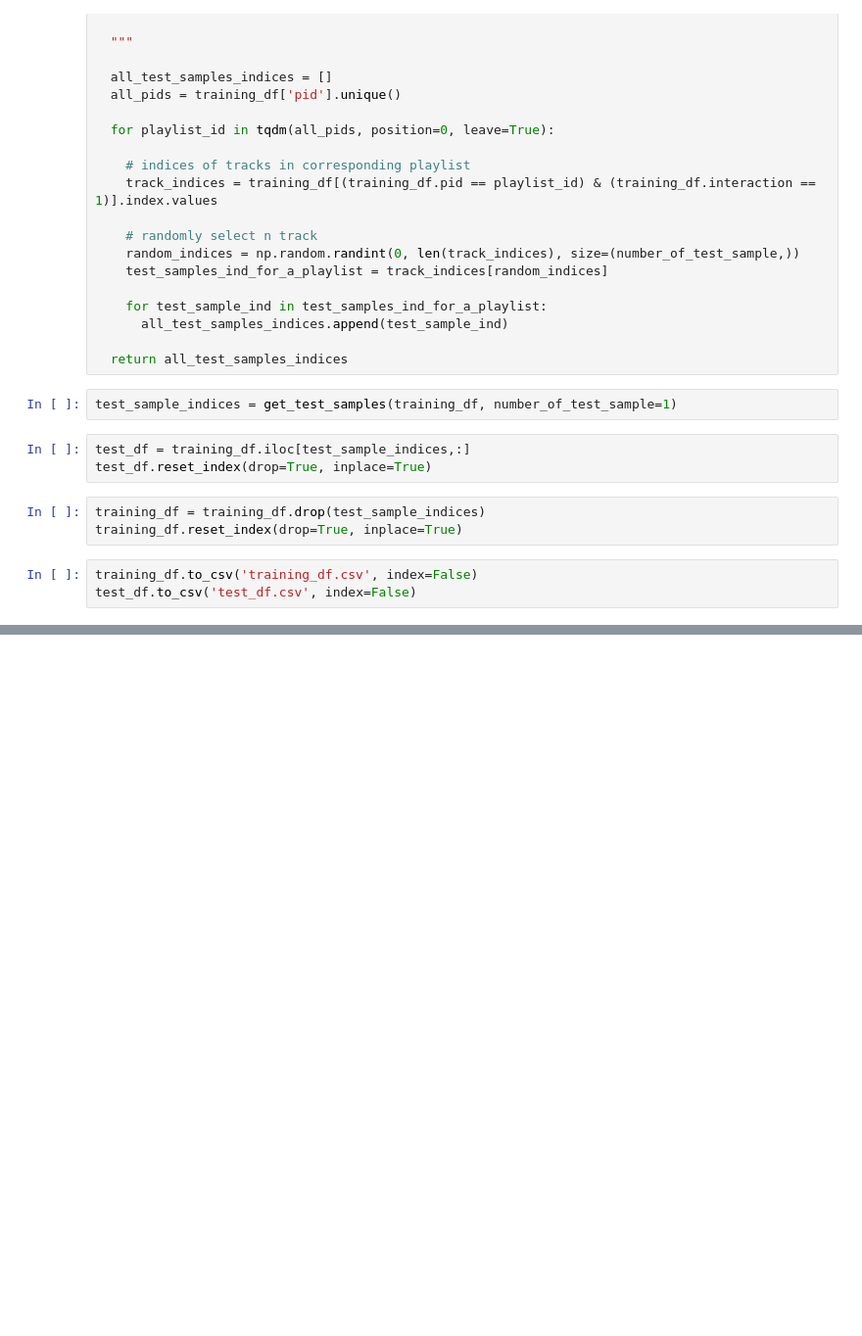
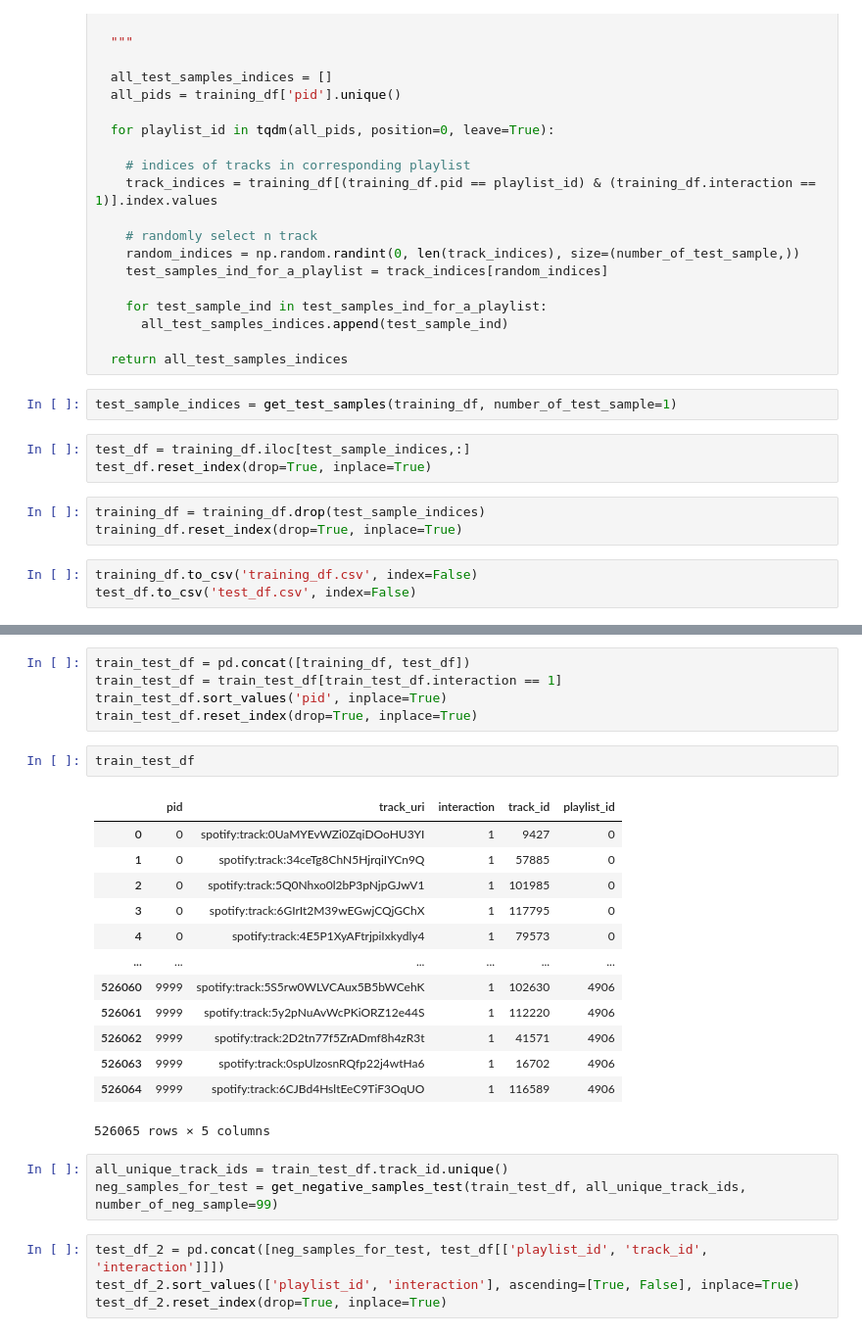
Before and after one commit to mserkantan/spotify-playlist-recommendation, a Jupyter notebook: bbm406_project.ipynb, the cells around one changed output, grey strips where cells are left out. Shown: that part at 98% size. Drawn from its saved outputs; the diff is of its cells as text; blank space fills up the shorter version.

```diff
--- a/bbm406_project.ipynb
+++ b/bbm406_project.ipynb
@@ -290,0 +486,28 @@ test_df
+# %%
+train_test_df = pd.concat([training_df, test_df])
+train_test_df = train_test_df[train_test_df.interaction == 1]
+train_test_df.sort_values('pid', inplace=True)
+train_test_df.reset_index(drop=True, inplace=True)
+# %%
+train_test_df
+# %% [output]
+|  | pid | track_uri | interaction | track_id | playlist_id |
+| 0 | 0 | spotify:track:0UaMYEvWZi0ZqiDOoHU3YI | 1 | 9427 | 0 |
+| 1 | 0 | spotify:track:34ceTg8ChN5HjrqiIYCn9Q | 1 | 57885 | 0 |
+| 2 | 0 | spotify:track:5Q0Nhxo0l2bP3pNjpGJwV1 | 1 | 101985 | 0 |
+| 3 | 0 | spotify:track:6GIrIt2M39wEGwjCQjGChX | 1 | 117795 | 0 |
+| 4 | 0 | spotify:track:4E5P1XyAFtrjpiIxkydly4 | 1 | 79573 | 0 |
+| ... | ... | ... | ... | ... | ... |
+| 526060 | 9999 | spotify:track:5S5rw0WLVCAux5B5bWCehK | 1 | 102630 | 4906 |
+| 526061 | 9999 | spotify:track:5y2pNuAvWcPKiORZ12e44S | 1 | 112220 | 4906 |
+| 526062 | 9999 | spotify:track:2D2tn77f5ZrADmf8h4zR3t | 1 | 41571 | 4906 |
+| 526063 | 9999 | spotify:track:0spUlzosnRQfp22j4wtHa6 | 1 | 16702 | 4906 |
+| 526064 | 9999 | spotify:track:6CJBd4HsltEeC9TiF3OqUO | 1 | 116589 | 4906 |
+526065 rows × 5 columns
+# %%
+all_unique_track_ids = train_test_df.track_id.unique()
+neg_samples_for_test = get_negative_samples_test(train_test_df, all_unique_track_ids, number_of_neg_sample=99)
+# %%
+test_df_2 = pd.concat([neg_samples_for_test, test_df[['playlist_id', 'track_id', 'interaction']]])
+test_df_2.sort_values(['playlist_id', 'interaction'], ascending=[True, False], inplace=True)
+test_df_2.reset_index(drop=True, inplace=True)
```
Also changed, not shown: parts of 41 cells of this notebook.
